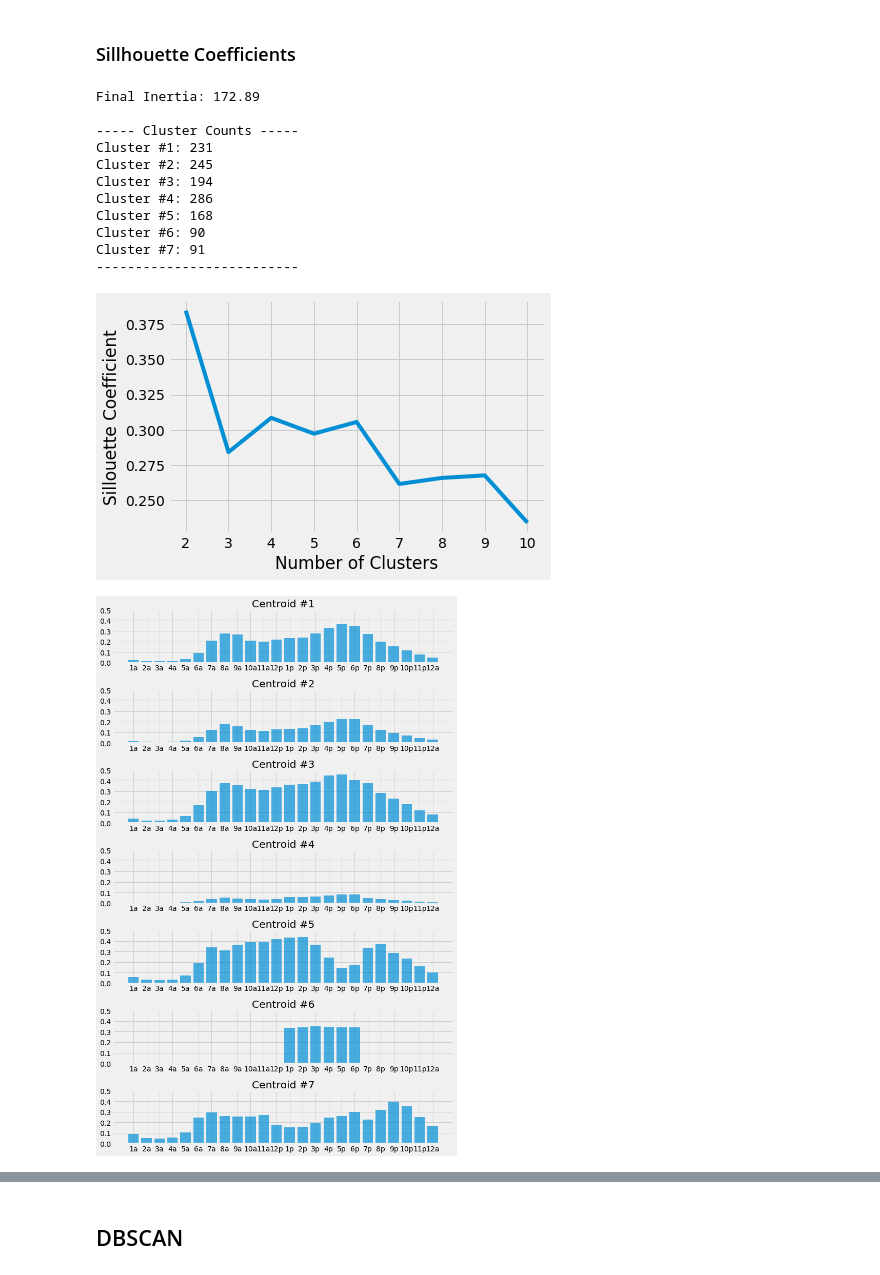
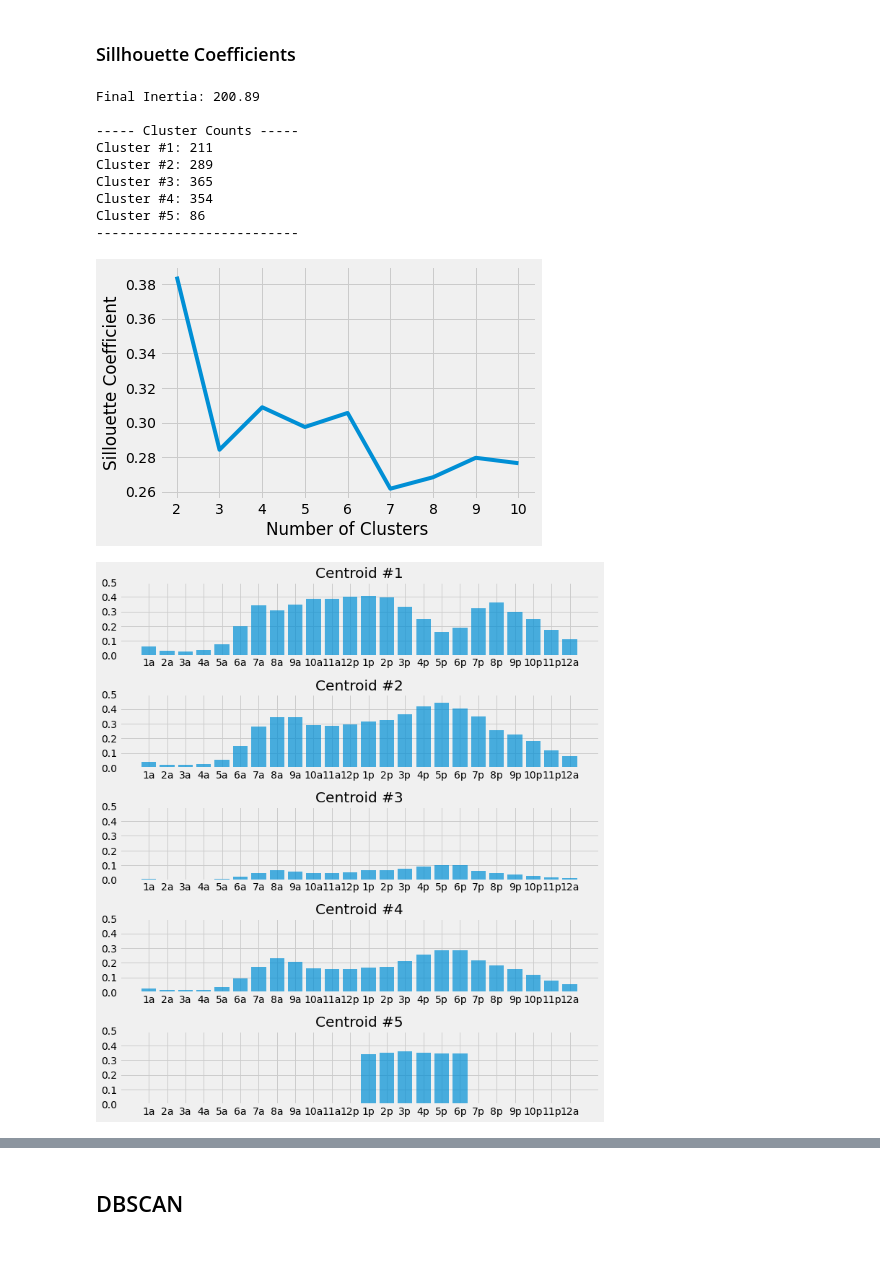
Before and after one commit to celmore25/portfolio, a Jupyter notebook: Notebooks/machine_learning/Traffic_Clustering.ipynb, the cells around one changed output, grey strips where cells are left out. Cells and saved outputs as stored; diff of their text form; code cells hidden in the pictures.

Commit message:
fixing clusters

```diff
--- a/Notebooks/machine_learning/Traffic_Clustering.ipynb
+++ b/Notebooks/machine_learning/Traffic_Clustering.ipynb
@@ -201,41 +203,39 @@ for k in n_clusters:
                              n_clusters=k,
                              n_init=100,
                              max_iter=300,
                              random_state=42,
                              verbose=0
                         )
     kmeans.fit(X)
     score = silhouette_score(X, kmeans.labels_)
     sil.append(score)
 cluster.knn_sillouette(n_clusters, sil, plot=True, verbose=True)
 
 kmeans = KMeans(
     init="random",
-    n_clusters=7,
+    n_clusters=5,
     n_init=100,
     max_iter=300,
     random_state=42,
     verbose=0
 )
 kmeans.fit(X)
 fig, ax = cluster.eval_knn_traffic(kmeans, time_cols, verbose=True, plot=True)
 
 fig, ax, im = plot_clusters(df.Longitude, df.Latitude, size=30, img=pitt, color=kmeans.labels_+1)
 ax.set_title('KNN Sensor Clusters')
 cbar = fig.colorbar(im, ax=ax, fraction=0.035, pad=0.04)
 cbar.set_ticks(np.arange(7) + 1)
 plt.show()
 # %% [output]
-Final Inertia: 172.89
+Final Inertia: 200.89
 
 ----- Cluster Counts -----
-Cluster #1: 231
-Cluster #2: 245
-Cluster #3: 194
-Cluster #4: 286
-Cluster #5: 168
-Cluster #6: 90
-Cluster #7: 91
+Cluster #1: 211
+Cluster #2: 289
+Cluster #3: 365
+Cluster #4: 354
+Cluster #5: 86
 --------------------------
-[figure, old version]
+[figure, new version]
-[figure, old version]
+[figure, new version]
```
Also changed, not shown: parts of 8 cells of this notebook, 3 other files.
